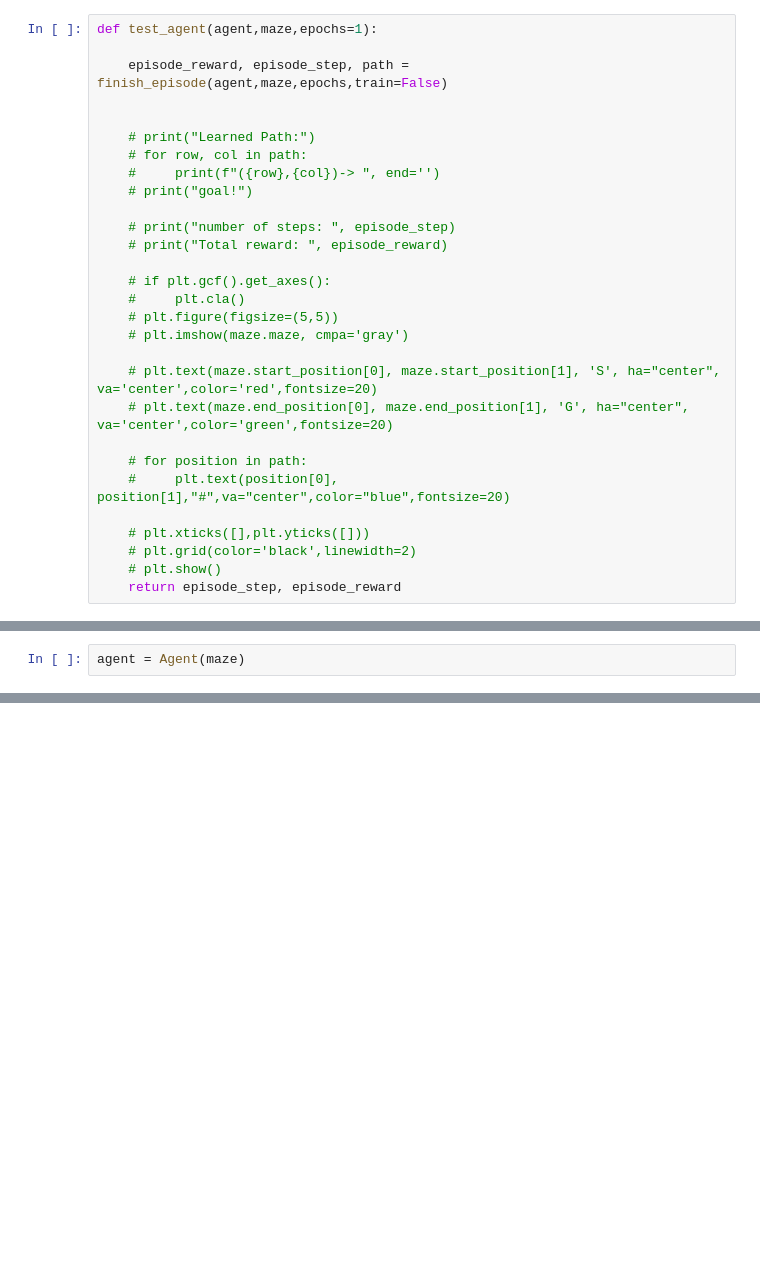
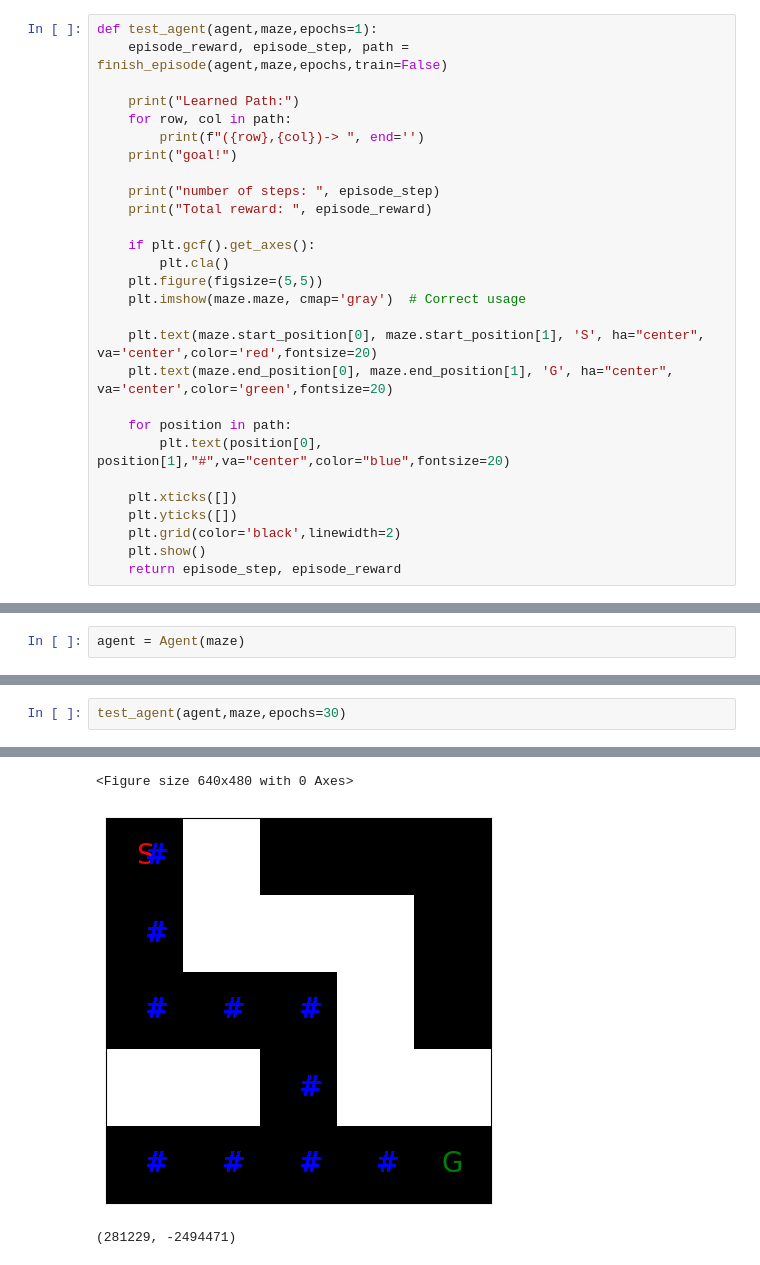
Before and after one commit to somwrks/RL-Maze, a Jupyter notebook: api/main.ipynb, the cells around one changed output, grey strips where cells are left out. Cells and saved outputs as stored; diff of their text form; blank space fills up the shorter version.

```diff
--- a/api/main.ipynb
+++ b/api/main.ipynb
@@ -101,32 +98,31 @@ def finish_episode ( agent  , maze , current_episode , train = True):
     return episode_reward, episode_step,path
 # %%
 def test_agent(agent,maze,epochs=1):
-
     episode_reward, episode_step, path = finish_episode(agent,maze,epochs,train=False)
 
+    print("Learned Path:")
+    for row, col in path:
+        print(f"({row},{col})-> ", end='')
+    print("goal!")
 
-    # print("Learned Path:")
-    # for row, col in path:
-    #     print(f"({row},{col})-> ", end='')
-    # print("goal!")
+    print("number of steps: ", episode_step)
+    print("Total reward: ", episode_reward)
 
-    # print("number of steps: ", episode_step)
-    # print("Total reward: ", episode_reward)
+    if plt.gcf().get_axes():
+        plt.cla()
+    plt.figure(figsize=(5,5))
+    plt.imshow(maze.maze, cmap='gray')  # Correct usage
 
-    # if plt.gcf().get_axes():
-    #     plt.cla()
-    # plt.figure(figsize=(5,5))
-    # plt.imshow(maze.maze, cmpa='gray')
+    plt.text(maze.start_position[0], maze.start_position[1], 'S', ha="center", va='center',color='red',fontsize=20)
+    plt.text(maze.end_position[0], maze.end_position[1], 'G', ha="center", va='center',color='green',fontsize=20)
 
-    # plt.text(maze.start_position[0], maze.start_position[1], 'S', ha="center", va='center',color='red',fontsize=20)
-    # plt.text(maze.end_position[0], maze.end_position[1], 'G', ha="center", va='center',color='green',fontsize=20)
+    for position in path:
+        plt.text(position[0], position[1],"#",va="center",color="blue",fontsize=20)
 
-    # for position in path:
-    #     plt.text(position[0], position[1],"#",va="center",color="blue",fontsize=20)
-
-    # plt.xticks([],plt.yticks([]))
-    # plt.grid(color='black',linewidth=2)
-    # plt.show()
+    plt.xticks([])
+    plt.yticks([])
+    plt.grid(color='black',linewidth=2)
+    plt.show()
     return episode_step, episode_reward
 # %%
 def train_agent(agent,maze,epochs=100):
@@ -260,0 +166,3 @@ KeyboardInterrupt:
+# %%
+test_agent(agent,maze,epochs=30)
+# %% [output]
@@ -260,0 +173,3 @@ KeyboardInterrupt:
+<Figure size 640x480 with 0 Axes>
+[figure, added]
+(281229, -2494471)
```
Also changed, not shown: parts of 8 cells of this notebook.
